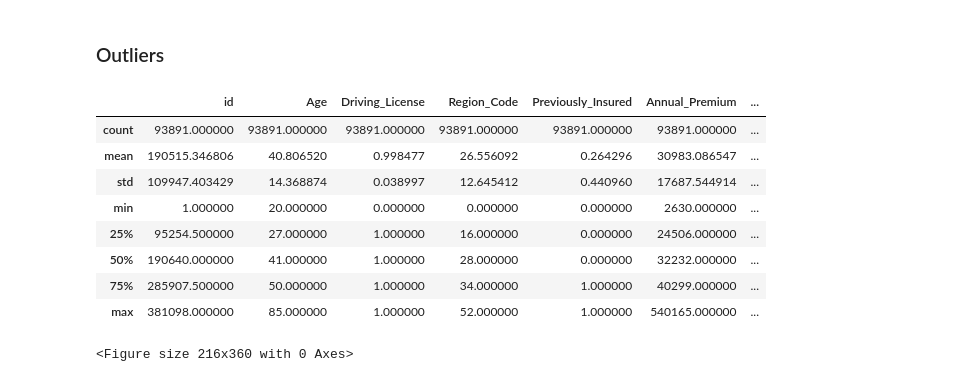
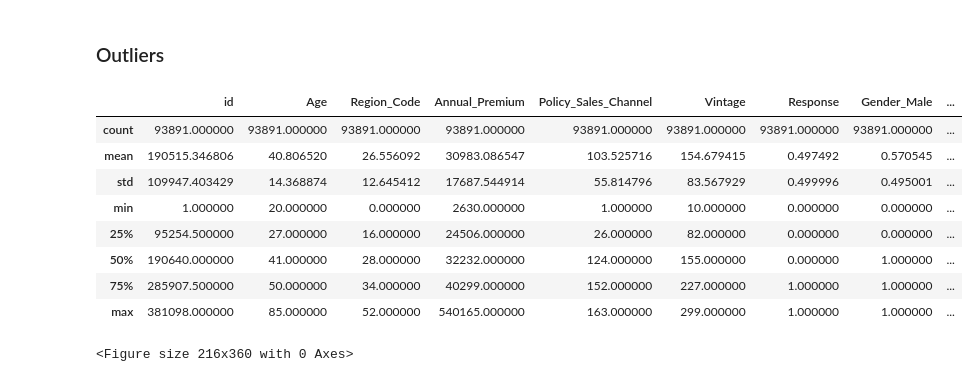
Before and after one commit to Ecaballero333/Obligatorio_ML, a Jupyter notebook: VallarinoIgnacio_CaballeroEduardo_Obligatorio_ML.ipynb, the cells around one changed output. Saved outputs shown, nothing was run; the diff lists cells and outputs as text; code cells hidden in the pictures.

```diff
--- a/VallarinoIgnacio_CaballeroEduardo_Obligatorio_ML.ipynb
+++ b/VallarinoIgnacio_CaballeroEduardo_Obligatorio_ML.ipynb
@@ -128,17 +130,17 @@ memory usage: 6.8 MB
 # %% [markdown]
 ### Outliers
 # %%
-df.describe(include = [np.number])
+dfDummy.describe(include = [np.number])
 # %% [output]
-|  | id | Age | Driving_License | Region_Code | Previously_Insured | Annual_Premium | ... |
-| count | 93891.000000 | 93891.000000 | 93891.000000 | 93891.000000 | 93891.000000 | 93891.000000 | ... |
-| mean | 190515.346806 | 40.806520 | 0.998477 | 26.556092 | 0.264296 | 30983.086547 | ... |
-| std | 109947.403429 | 14.368874 | 0.038997 | 12.645412 | 0.440960 | 17687.544914 | ... |
-| min | 1.000000 | 20.000000 | 0.000000 | 0.000000 | 0.000000 | 2630.000000 | ... |
-| 25% | 95254.500000 | 27.000000 | 1.000000 | 16.000000 | 0.000000 | 24506.000000 | ... |
-| 50% | 190640.000000 | 41.000000 | 1.000000 | 28.000000 | 0.000000 | 32232.000000 | ... |
-| 75% | 285907.500000 | 50.000000 | 1.000000 | 34.000000 | 1.000000 | 40299.000000 | ... |
-| max | 381098.000000 | 85.000000 | 1.000000 | 52.000000 | 1.000000 | 540165.000000 | ... |
+|  | id | Age | Region_Code | Annual_Premium | Policy_Sales_Channel | Vintage | Response | Gender_Male | ... |
+| count | 93891.000000 | 93891.000000 | 93891.000000 | 93891.000000 | 93891.000000 | 93891.000000 | 93891.000000 | 93891.000000 | ... |
+| mean | 190515.346806 | 40.806520 | 26.556092 | 30983.086547 | 103.525716 | 154.679415 | 0.497492 | 0.570545 | ... |
+| std | 109947.403429 | 14.368874 | 12.645412 | 17687.544914 | 55.814796 | 83.567929 | 0.499996 | 0.495001 | ... |
+| min | 1.000000 | 20.000000 | 0.000000 | 2630.000000 | 1.000000 | 10.000000 | 0.000000 | 0.000000 | ... |
+| 25% | 95254.500000 | 27.000000 | 16.000000 | 24506.000000 | 26.000000 | 82.000000 | 0.000000 | 0.000000 | ... |
+| 50% | 190640.000000 | 41.000000 | 28.000000 | 32232.000000 | 124.000000 | 155.000000 | 0.000000 | 1.000000 | ... |
+| 75% | 285907.500000 | 50.000000 | 34.000000 | 40299.000000 | 152.000000 | 227.000000 | 1.000000 | 1.000000 | ... |
+| max | 381098.000000 | 85.000000 | 52.000000 | 540165.000000 | 163.000000 | 299.000000 | 1.000000 | 1.000000 | ... |
 # %%
 from scipy.stats.mstats import winsorize
 # %%
```
Also changed, not shown: parts of 23 cells of this notebook.
